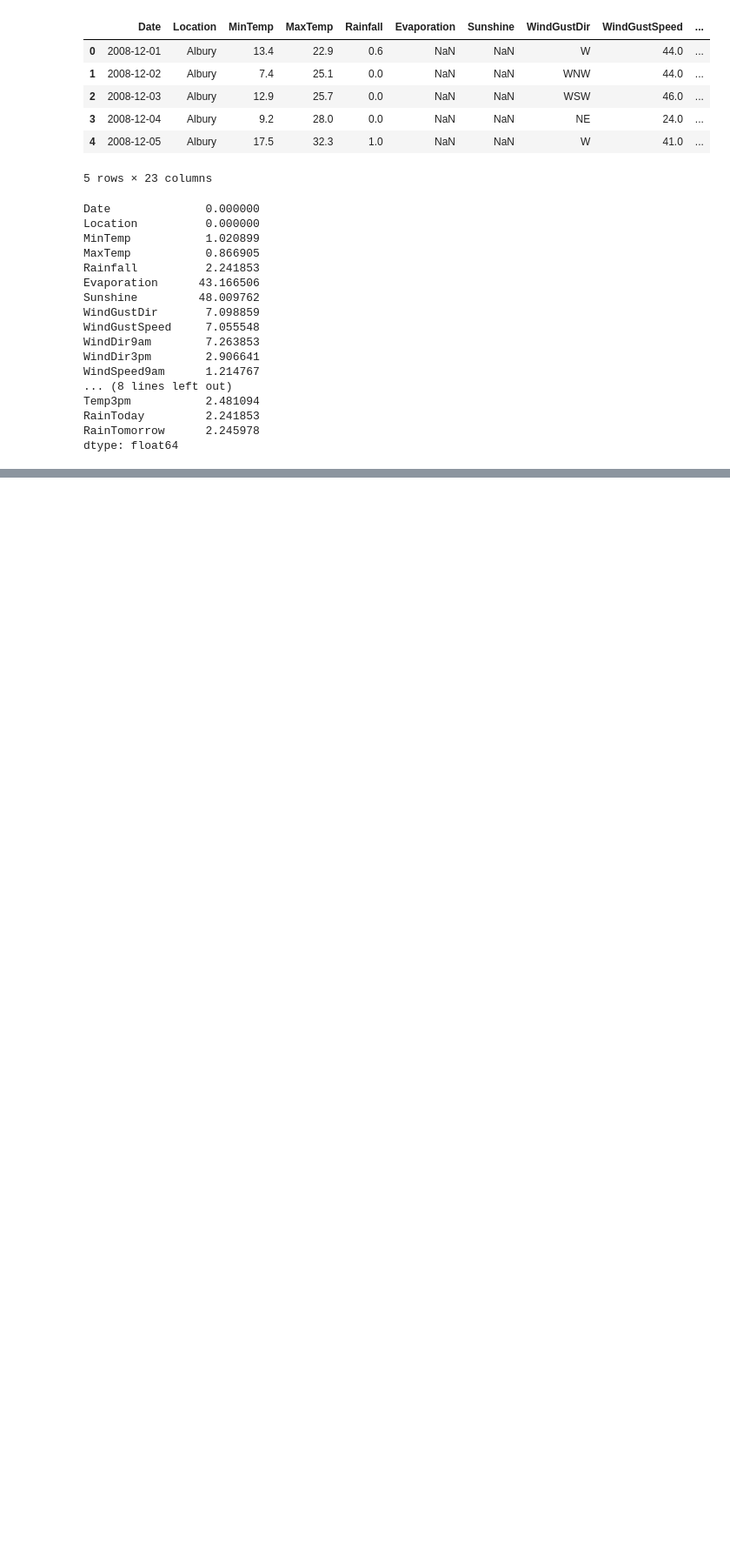
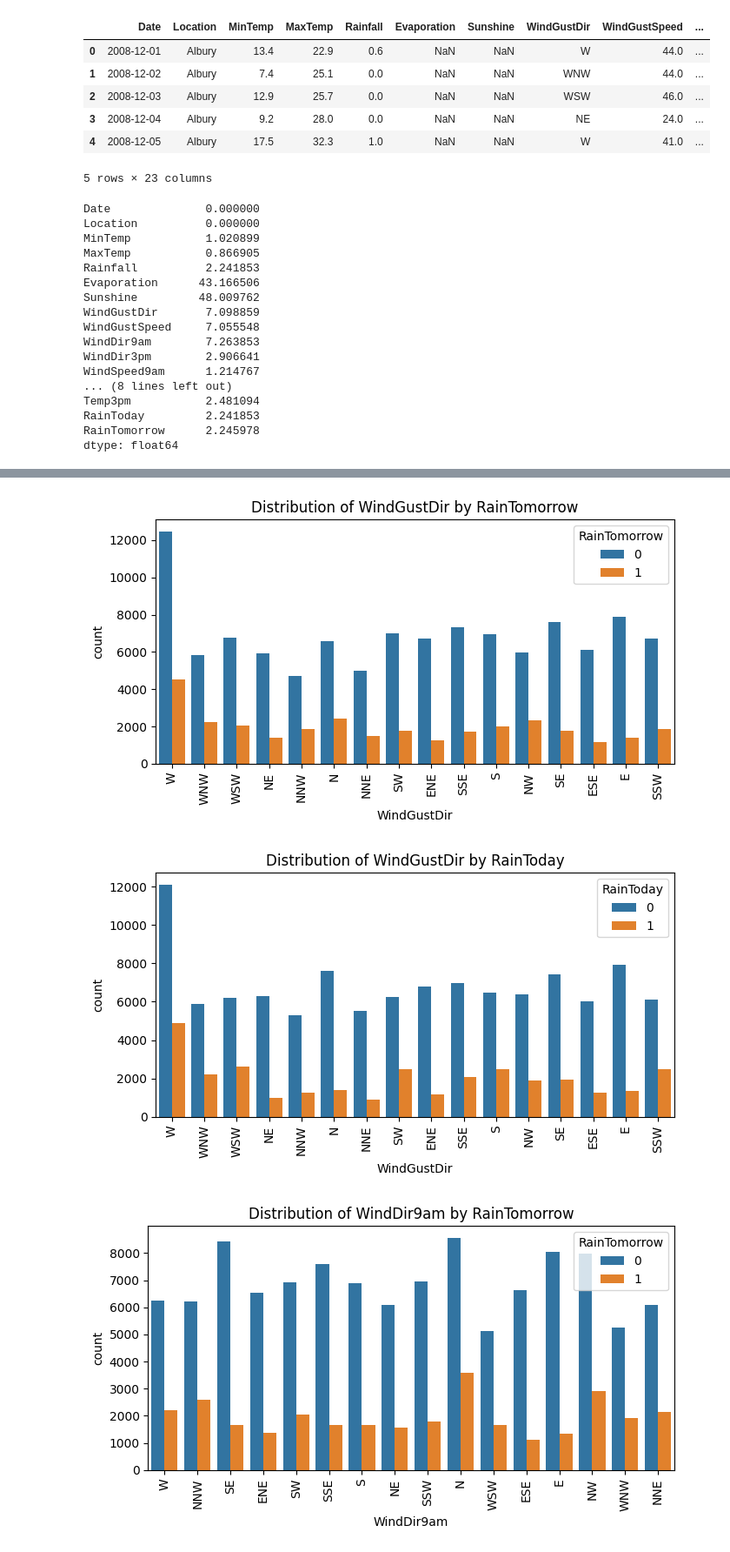
Before and after one commit to jatin7425/EDA-practice, a Jupyter notebook: ana.ipynb, the cells around one changed output, grey strips where cells are left out. Shown at 87% size. Saved outputs shown, nothing was run; the diff lists cells and outputs as text; code cells hidden in the pictures; blank space fills up the shorter version.

```diff
--- a/ana.ipynb
+++ b/ana.ipynb
@@ -110,0 +143,22 @@ plt.show()
+# %%
+for col in cat_cols:
+  if col not in ['RainToday', 'RainTomorrow', 'Location', 'Date']:  # Exclude columns
+    plt.figure(figsize=(7, 4))
+    sns.countplot(x=col, hue='RainTomorrow', data=df)
+    plt.title(f'Distribution of {col} by RainTomorrow')
+    plt.xticks(rotation=90) # Rotate x-axis labels for better readability
+    plt.tight_layout() # Adjust layout to prevent labels from overlapping
+    plt.show()
+    print("\n\n")
+
+    plt.figure(figsize=(7, 4))
+    sns.countplot(x=col, hue='RainToday', data=df)
+    plt.title(f'Distribution of {col} by RainToday')
+    plt.xticks(rotation=90) # Rotate x-axis labels for better readability
+    plt.tight_layout() # Adjust layout to prevent labels from overlapping
+    plt.show()
+    print("\n\n")
+# %% [output]
+[figure, added]
+[figure, added]
+[figure, added]
```
Also changed, not shown: parts of 10 cells of this notebook, 3 other files.
